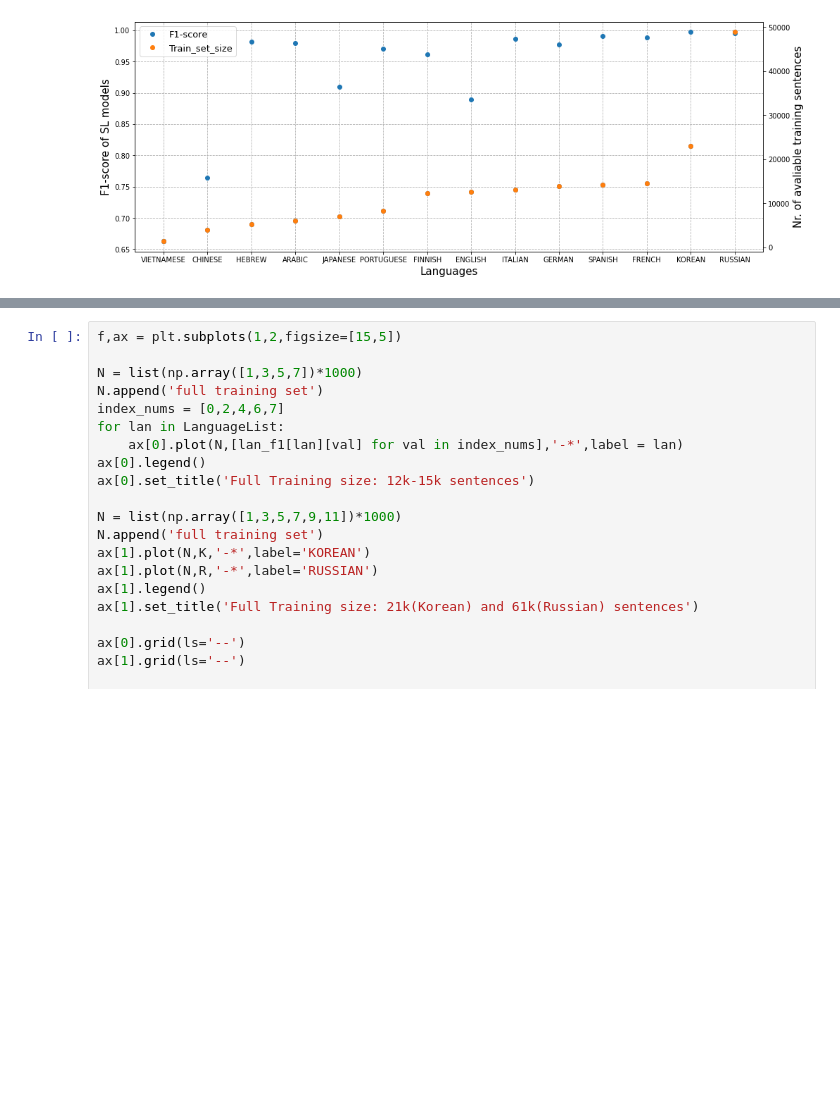
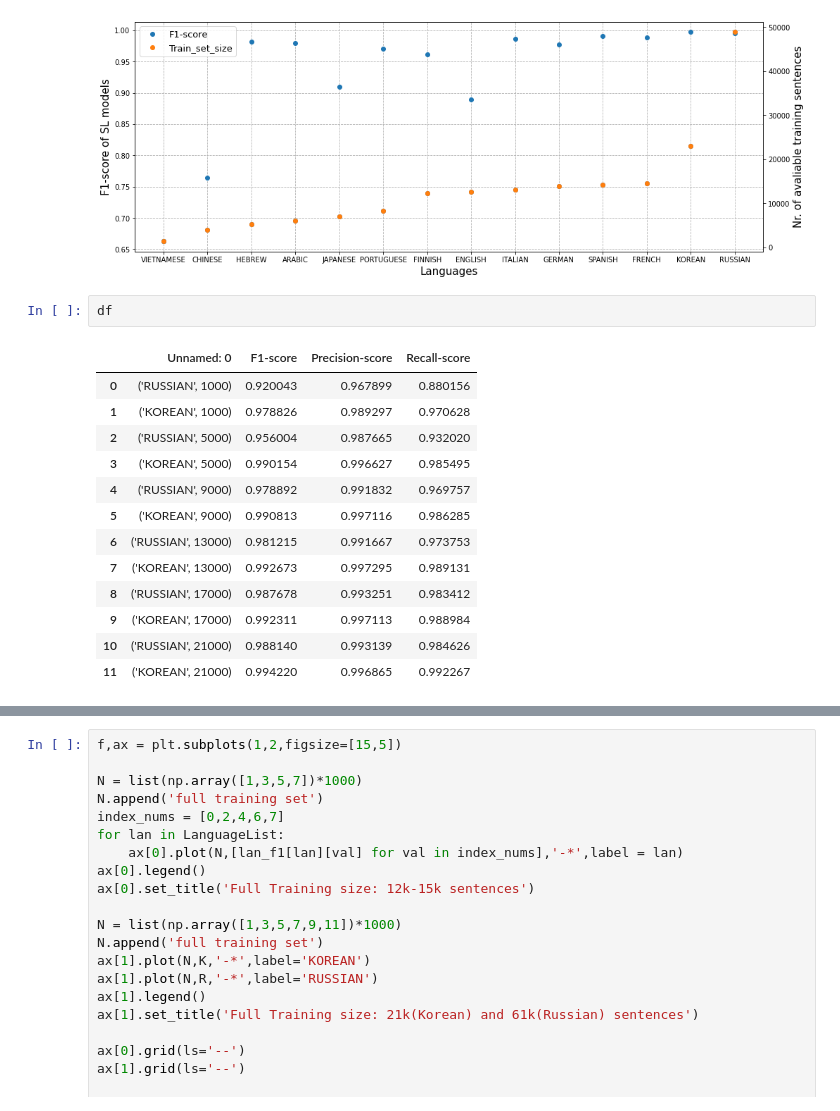
Before and after one commit to wuqi0704/MasterThesis_Tokenization, a Jupyter notebook: flair/plots.ipynb, the cells around one changed output, grey strips where cells are left out. Saved outputs shown, nothing was run; the diff lists cells and outputs as text; blank space fills up the shorter version.

```diff
--- a/flair/plots.ipynb
+++ b/flair/plots.ipynb
@@ -483,3 +483,19 @@ plt.legend(fontsize=13)
 plt.show()
 # %% [output]
 [figure]
+# %%
+df
+# %% [output]
+|  | Unnamed: 0 | F1-score | Precision-score | Recall-score |
+| 0 | ('RUSSIAN', 1000) | 0.920043 | 0.967899 | 0.880156 |
+| 1 | ('KOREAN', 1000) | 0.978826 | 0.989297 | 0.970628 |
+| 2 | ('RUSSIAN', 5000) | 0.956004 | 0.987665 | 0.932020 |
+| 3 | ('KOREAN', 5000) | 0.990154 | 0.996627 | 0.985495 |
+| 4 | ('RUSSIAN', 9000) | 0.978892 | 0.991832 | 0.969757 |
+| 5 | ('KOREAN', 9000) | 0.990813 | 0.997116 | 0.986285 |
+| 6 | ('RUSSIAN', 13000) | 0.981215 | 0.991667 | 0.973753 |
+| 7 | ('KOREAN', 13000) | 0.992673 | 0.997295 | 0.989131 |
+| 8 | ('RUSSIAN', 17000) | 0.987678 | 0.993251 | 0.983412 |
+| 9 | ('KOREAN', 17000) | 0.992311 | 0.997113 | 0.988984 |
+| 10 | ('RUSSIAN', 21000) | 0.988140 | 0.993139 | 0.984626 |
+| 11 | ('KOREAN', 21000) | 0.994220 | 0.996865 | 0.992267 |
```
Also changed, not shown: parts of 3 cells of this notebook, 3 other files.
